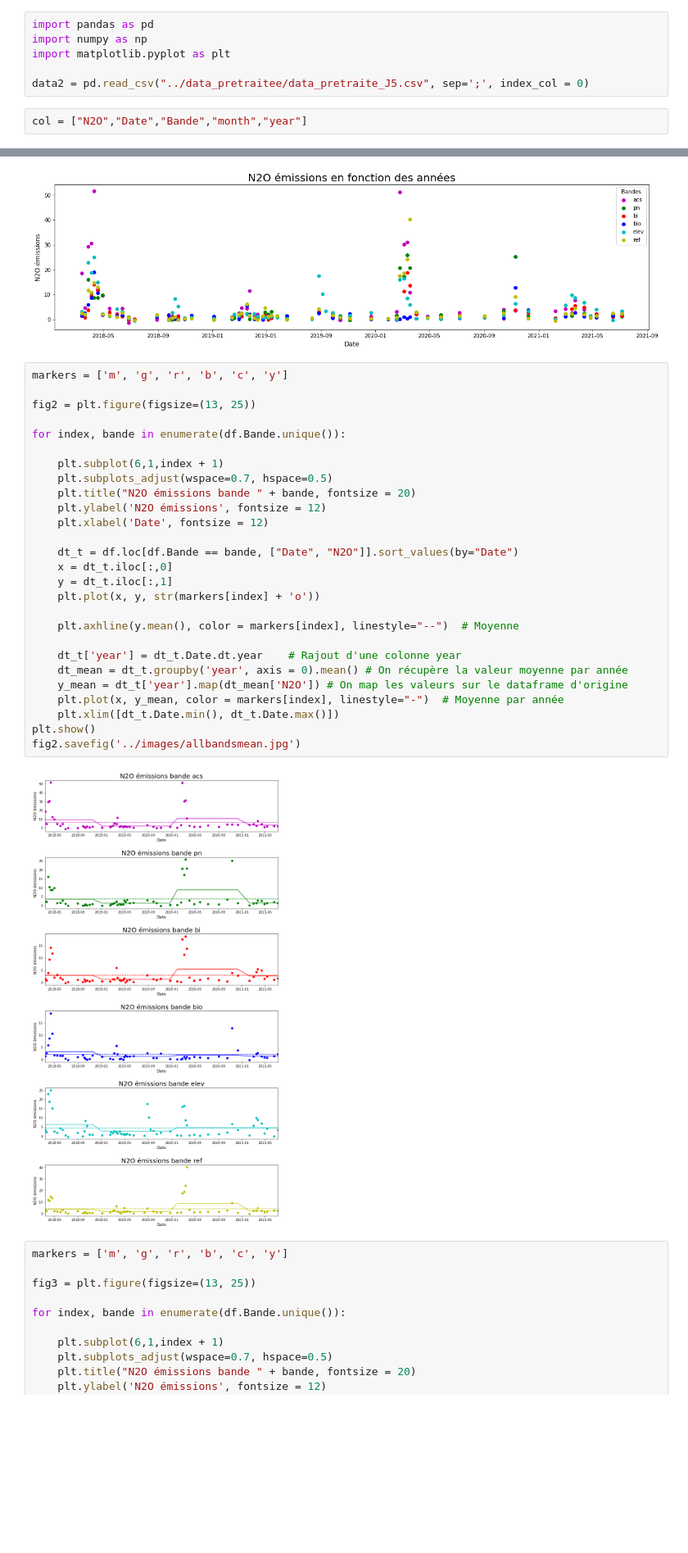
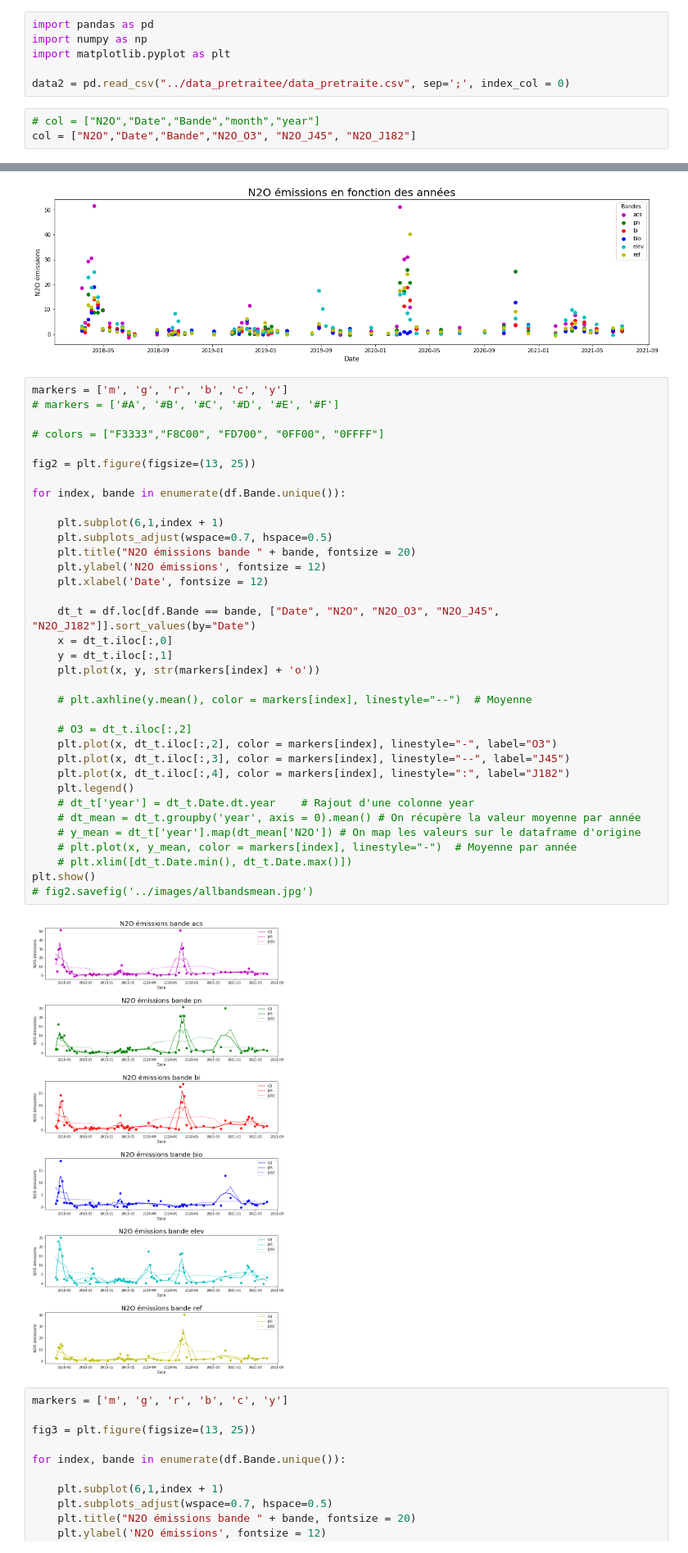
Before and after one commit to drylse/fil_rouge, a Jupyter notebook: analyse_pics/analyse_pic_v8.ipynb, the cells around one changed output, grey strips where cells are left out. Shown at 82% size. Saved outputs shown, nothing was run; the diff lists cells and outputs as text; blank space fills up the shorter version.

```diff
--- a/analyse_pics/analyse_pic_v8.ipynb
+++ b/analyse_pics/analyse_pic_v8.ipynb
@@ -3,9 +3,10 @@ import pandas as pd
 import numpy as np
 import matplotlib.pyplot as plt
 
-data2 = pd.read_csv("../data_pretraitee/data_pretraite_J5.csv", sep=';', index_col = 0)
+data2 = pd.read_csv("../data_pretraitee/data_pretraite.csv", sep=';', index_col = 0)
 # %%
-col = ["N2O","Date","Bande","month","year"]
+# col = ["N2O","Date","Bande","month","year"]
+col = ["N2O","Date","Bande","N2O_O3", "N2O_J45", "N2O_J182"]
 # %%
 df = data2[col] # Sélection des colonnes qui vont nous être utile
 # %%
@@ -61,33 +62,41 @@ plt.show()
 [figure]
 # %%
 markers = ['m', 'g', 'r', 'b', 'c', 'y']
+# markers = ['#A', '#B', '#C', '#D', '#E', '#F']
+
+# colors = ["F3333","F8C00", "FD700", "0FF00", "0FFFF"]
 
 fig2 = plt.figure(figsize=(13, 25))
 
 for index, bande in enumerate(df.Bande.unique()):
 
     plt.subplot(6,1,index + 1)
     plt.subplots_adjust(wspace=0.7, hspace=0.5)
     plt.title("N2O émissions bande " + bande, fontsize = 20)
     plt.ylabel('N2O émissions', fontsize = 12)
     plt.xlabel('Date', fontsize = 12)
 
-    dt_t = df.loc[df.Bande == bande, ["Date", "N2O"]].sort_values(by="Date")
+    dt_t = df.loc[df.Bande == bande, ["Date", "N2O", "N2O_O3", "N2O_J45", "N2O_J182"]].sort_values(by="Date")
     x = dt_t.iloc[:,0]
     y = dt_t.iloc[:,1]
     plt.plot(x, y, str(markers[index] + 'o'))
 
-    plt.axhline(y.mean(), color = markers[index], linestyle="--")  # Moyenne
+    # plt.axhline(y.mean(), color = markers[index], linestyle="--")  # Moyenne
 
-    dt_t['year'] = dt_t.Date.dt.year    # Rajout d'une colonne year
-    dt_mean = dt_t.groupby('year', axis = 0).mean() # On récupère la valeur moyenne par année
-    y_mean = dt_t['year'].map(dt_mean['N2O']) # On map les valeurs sur le dataframe d'origine
-    plt.plot(x, y_mean, color = markers[index], linestyle="-")  # Moyenne par année
-    plt.xlim([dt_t.Date.min(), dt_t.Date.max()])
+    # O3 = dt_t.iloc[:,2]
+    plt.plot(x, dt_t.iloc[:,2], color = markers[index], linestyle="-", label="O3")
+    plt.plot(x, dt_t.iloc[:,3], color = markers[index], linestyle="--", label="J45")
+    plt.plot(x, dt_t.iloc[:,4], color = markers[index], linestyle=":", label="J182")
+    plt.legend()
+    # dt_t['year'] = dt_t.Date.dt.year    # Rajout d'une colonne year
+    # dt_mean = dt_t.groupby('year', axis = 0).mean() # On récupère la valeur moyenne par année
+    # y_mean = dt_t['year'].map(dt_mean['N2O']) # On map les valeurs sur le dataframe d'origine
+    # plt.plot(x, y_mean, color = markers[index], linestyle="-")  # Moyenne par année
+    # plt.xlim([dt_t.Date.min(), dt_t.Date.max()])
 plt.show()
-fig2.savefig('../images/allbandsmean.jpg')
+# fig2.savefig('../images/allbandsmean.jpg')
 # %% [output]
-[figure, old version]
+[figure, new version]
 # %%
 markers = ['m', 'g', 'r', 'b', 'c', 'y']
 
```
Also changed, not shown: parts of 1 cell of this notebook, 2 other files.
